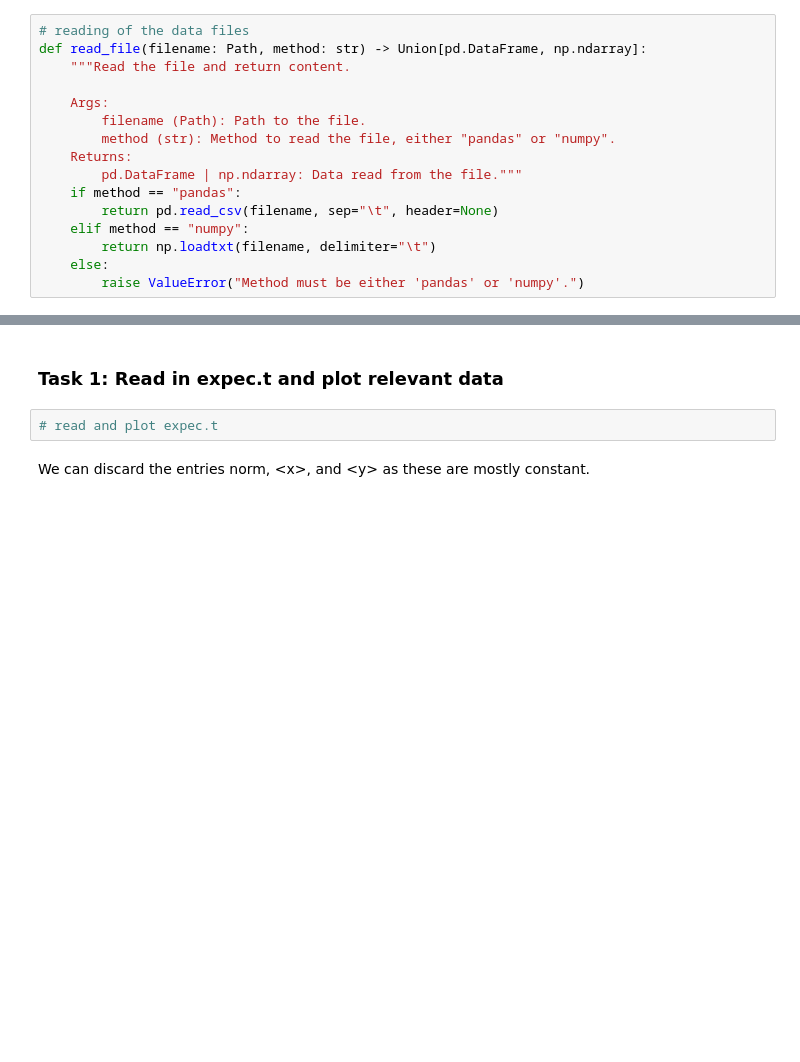
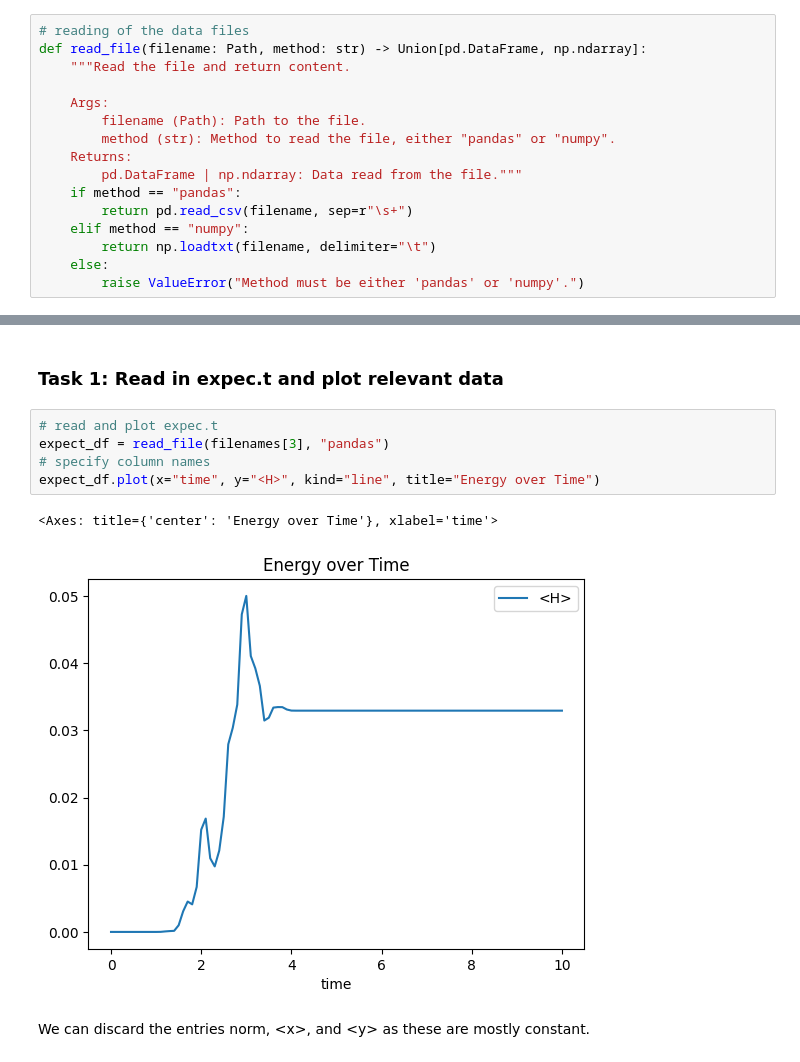
Before and after one commit to iulusoy/development-repo-individual-work-iulusoy, a Jupyter notebook: notebook/notebook_unit1.ipynb, the cells around one changed output, grey strips where cells are left out. Cells and saved outputs as stored; diff of their text form; blank space fills up the shorter version.

Commit message:
add first plot

```diff
--- a/notebook/notebook_unit1.ipynb
+++ b/notebook/notebook_unit1.ipynb
@@ -89,7 +89,7 @@ def read_file(filename: Path, method: str) -> Union[pd.DataFrame, np.ndarray]:
     Returns:
         pd.DataFrame | np.ndarray: Data read from the file."""
     if method == "pandas":
-        return pd.read_csv(filename, sep="\t", header=None)
+        return pd.read_csv(filename, sep=r"\s+")
     elif method == "numpy":
         return np.loadtxt(filename, delimiter="\t")
     else:
@@ -102,8 +102,14 @@ Find correlations in the data sets. Analyse the data statistically and plot your
 Here we would want to do everything with pandas and leave the data in a dataframe. The files that are relevant to you are `expect.t`, `npop.t` and `table.dat`.
 # %% [markdown]
 ### Task 1: Read in expec.t and plot relevant data
-# %%
-# read and plot expec.t
+# %%
+# read and plot expec.t
+expect_df = read_file(filenames[3], "pandas")
+# specify column names
+expect_df.plot(x="time", y="<H>", kind="line", title="Energy over Time")
+# %% [output]
+<Axes: title={'center': 'Energy over Time'}, xlabel='time'>
+[figure, added]
 # %% [markdown]
 We can discard the entries norm, \<x>, and \<y> as these are mostly constant.
 # %%
```
